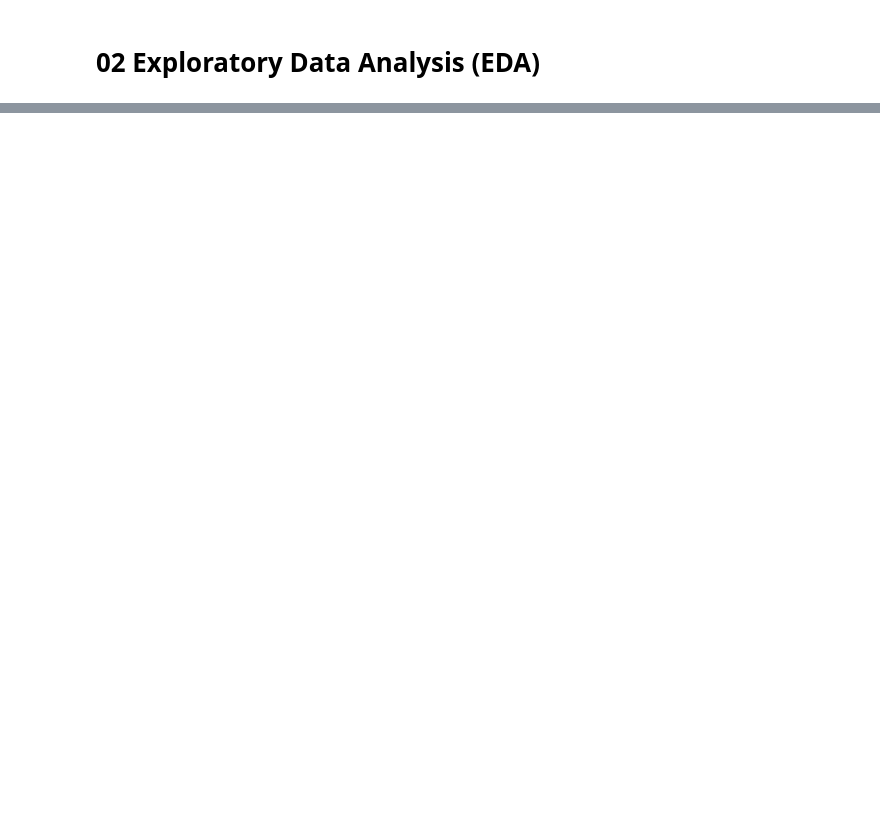
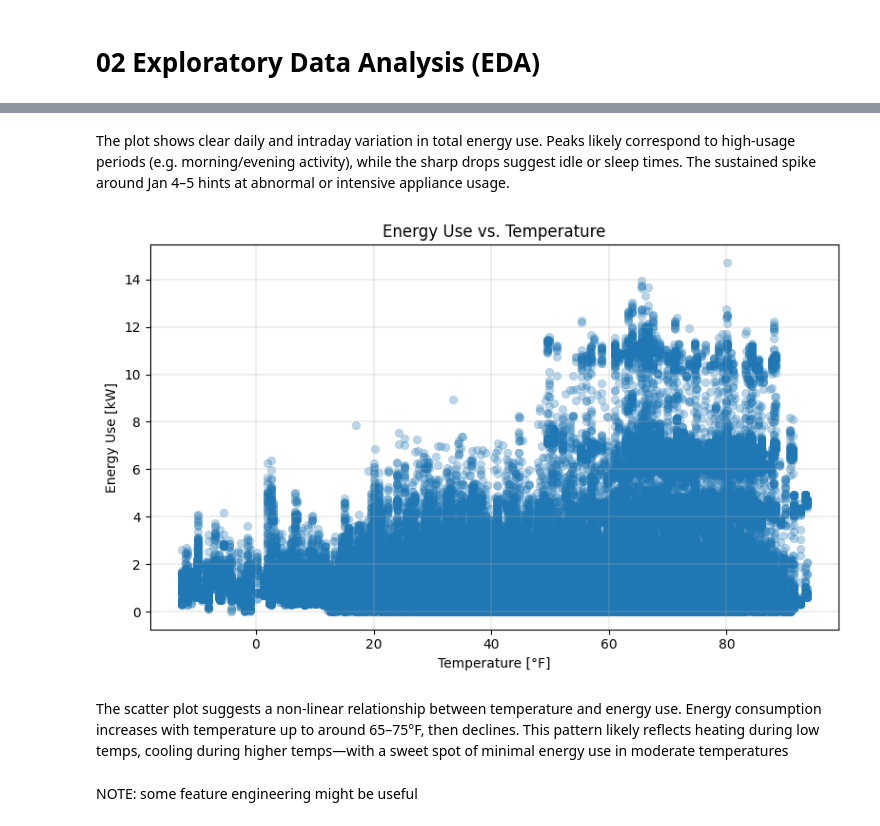
Before and after one commit to markuskuehnle/smart-meter-energy-forecasting, a Jupyter notebook: notebooks/02_exploratory_data_analysis.ipynb, the cells around one changed output, grey strips where cells are left out. Saved outputs shown, nothing was run; the diff lists cells and outputs as text; code cells hidden in the pictures; blank space fills up the shorter version.

```diff
--- a/notebooks/02_exploratory_data_analysis.ipynb
+++ b/notebooks/02_exploratory_data_analysis.ipynb
@@ -27,0 +77,29 @@ pd.set_option('display.width', 0)
+# %% [markdown]
+The plot shows clear daily and intraday variation in total energy use. Peaks likely correspond to high-usage periods (e.g. morning/evening activity), while the sharp drops suggest idle or sleep times. The sustained spike around Jan 4–5 hints at abnormal or intensive appliance usage.
+# %%
+def plot_energy_vs_temperature(df: pd.DataFrame) -> None:
+    """
+    Scatter plot of energy use vs. temperature to check correlation.
+    """
+    plt.figure(figsize=(8, 5))
+    sns.scatterplot(
+        data=df,
+        x='temperature',
+        y='use [kW]',
+        alpha=0.3,
+        edgecolor=None
+    )
+    plt.title('Energy Use vs. Temperature')
+    plt.xlabel('Temperature [°F]')
+    plt.ylabel('Energy Use [kW]')
+    plt.grid(True, linewidth=0.3)
+    plt.tight_layout()
+    plt.show()
+# %%
+plot_energy_vs_temperature(df)
+# %% [output]
+[figure, added]
+# %% [markdown]
+The scatter plot suggests a non-linear relationship between temperature and energy use. Energy consumption increases with temperature up to around 65–75°F, then declines. This pattern likely reflects heating during low temps, cooling during higher temps—with a sweet spot of minimal energy use in moderate temperatures
+# %% [markdown]
+NOTE: some feature engineering might be useful
```
Also changed, not shown: parts of 32 cells of this notebook, 2 other files.
